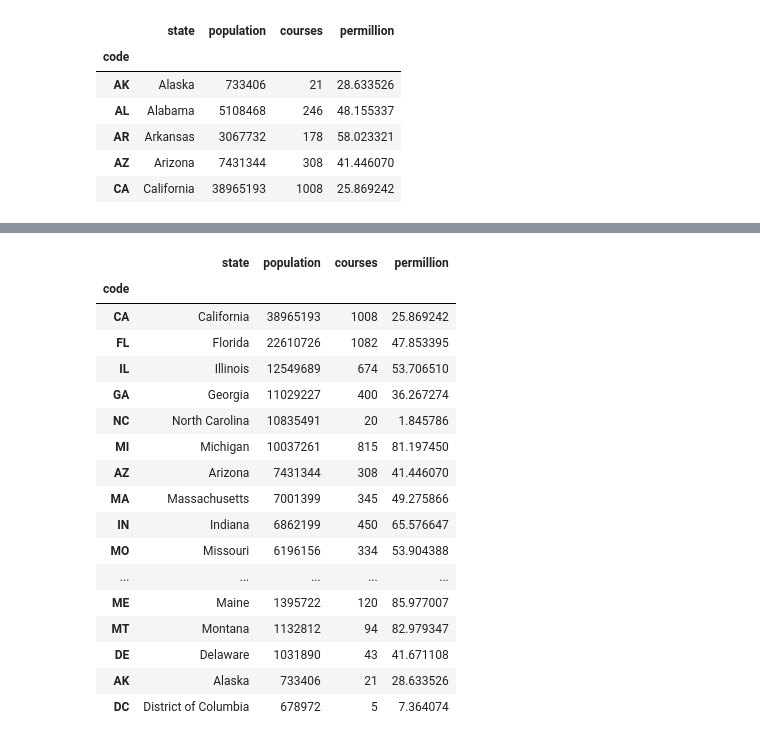
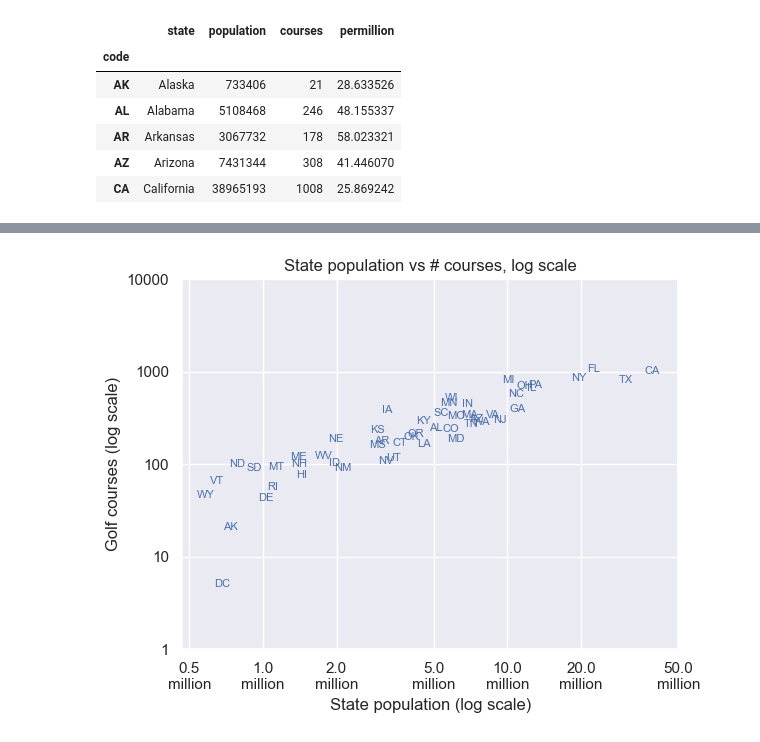
Before and after one commit to wetchler/ben, a Jupyter notebook: Analysis.ipynb, the cells around one changed output, grey strips where cells are left out. Cells and saved outputs as stored; diff of their text form; code cells hidden in the pictures.

```diff
--- a/Analysis.ipynb
+++ b/Analysis.ipynb
@@ -80,21 +85,19 @@ Text(0.5, 1.0, 'State population vs # courses, log scale')
-# %%
-states.sort_values('population')[::-1]
-# %% [output]
-|  | state | population | courses | permillion |
-| code |  |  |  |  |
-| CA | California | 38965193 | 1008 | 25.869242 |
-| FL | Florida | 22610726 | 1082 | 47.853395 |
-| IL | Illinois | 12549689 | 674 | 53.706510 |
-| GA | Georgia | 11029227 | 400 | 36.267274 |
-| NC | North Carolina | 10835491 | 20 | 1.845786 |
-| MI | Michigan | 10037261 | 815 | 81.197450 |
-| AZ | Arizona | 7431344 | 308 | 41.446070 |
-| MA | Massachusetts | 7001399 | 345 | 49.275866 |
-| IN | Indiana | 6862199 | 450 | 65.576647 |
-| MO | Missouri | 6196156 | 334 | 53.904388 |
-| ... | ... | ... | ... | ... |
-| ME | Maine | 1395722 | 120 | 85.977007 |
-| MT | Montana | 1132812 | 94 | 82.979347 |
-| DE | Delaware | 1031890 | 43 | 41.671108 |
-| AK | Alaska | 733406 | 21 | 28.633526 |
-| DC | District of Columbia | 678972 | 5 | 7.364074 |
+# %%
+fig, ax = plt.subplots(1)
+ax.set_xlim(states['population'].min() * 0.8, states['population'].max() * 1.25)
+ax.set_ylim(states['courses'].min() * 0.8, states['courses'].max() * 1.25)
+ax.set_xscale('log')
+ax.set_yscale('log')
+ax.set_xlabel('State population (log scale)')
+ax.set_ylabel('Golf courses (log scale)')
+for code, info in states.iterrows():
+    x, y = info['population'], info['courses']
+    ax.text(x, y, code, ha='center', va='center', fontsize=8, color=SNS_BLUE)
+ax.set_title('State population vs # courses, log scale')
+ax.set_xticks([5e5,1e6, 2e6, 5e6, 1e7, 2e7, 5e7])
+ax.set_xticklabels([f'{t/1e6:.1f}\nmillion' for t in ax.get_xticks()])
+ax.set_yticks([1, 10, 100, 1000, 10000])
+ax.set_yticklabels([f'{int(t)}' for t in ax.get_yticks()])
+pass
+# %% [output]
+[figure, added]
```
Also changed, not shown: parts of 5 cells of this notebook, 1 other file.
